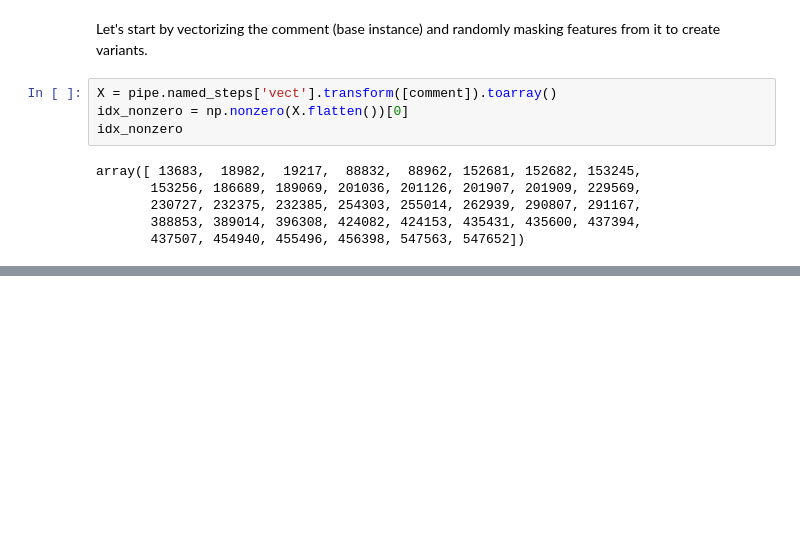
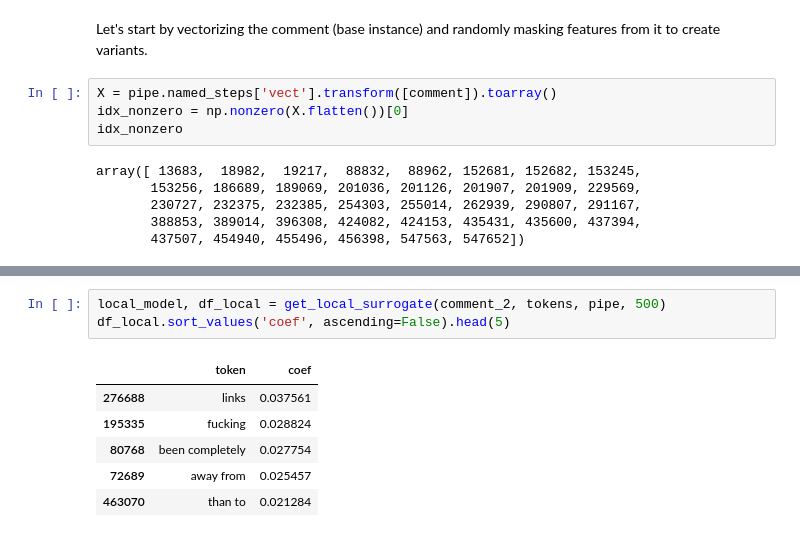
Before and after one commit to jkingphd/nlp_example, a Jupyter notebook: notebooks/3A-jkk-interpretation.ipynb, the cells around one changed output, grey strips where cells are left out. Cells and saved outputs as stored; diff of their text form; blank space fills up the shorter version.

```diff
--- a/notebooks/3A-jkk-interpretation.ipynb
+++ b/notebooks/3A-jkk-interpretation.ipynb
@@ -628,0 +447,10 @@ HTML(toxic_examples[7])
+# %%
+local_model, df_local = get_local_surrogate(comment_2, tokens, pipe, 500)
+df_local.sort_values('coef', ascending=False).head(5)
+# %% [output]
+|  | token | coef |
+| 276688 | links | 0.037561 |
+| 195335 | fucking | 0.028824 |
+| 80768 | been completely | 0.027754 |
+| 72689 | away from | 0.025457 |
+| 463070 | than to | 0.021284 |
```
Also changed, not shown: parts of 56 cells of this notebook.
